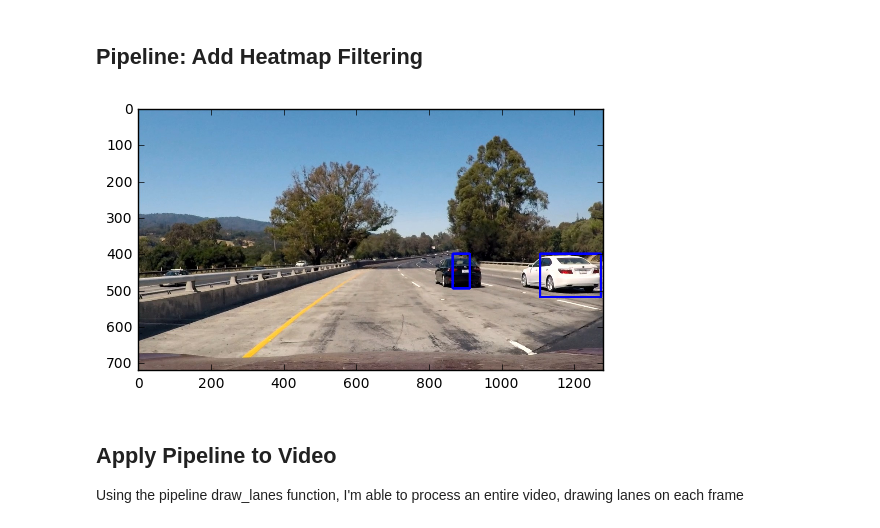
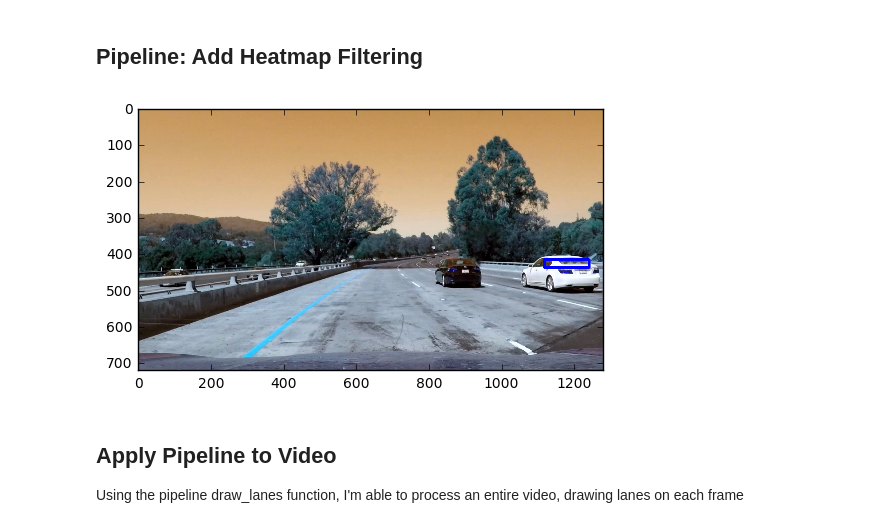
Before and after one commit to ckirksey3/vehicle-detection-with-svm, a Jupyter notebook: P1.ipynb, the cells around one changed output. Cells and saved outputs as stored; diff of their text form; code cells hidden in the pictures.

```diff
--- a/P1.ipynb
+++ b/P1.ipynb
@@ -215,14 +315,4 @@ def search_windows(img, windows, clf, scaler, color_space='RGB',
     return on_windows
 # %% [markdown]
 ## Train Car Classifier
-# %%
-# Read in cars and notcars
-cars = glob.glob('train/vehicles/GTI_Far/*.png')
-notcars = glob.glob('train/non-vehicles/GTI/*.png')
-
-# Reduce the sample size because
-# The quiz evaluator times out after 13s of CPU time
-sample_size = 500
-cars = cars[0:sample_size]
-notcars = notcars[0:sample_size]
 # %%
@@ -287,11 +402,9 @@ Test Accuracy of SVC =  0.985
 # %% [markdown]
 ## Pipeline: Search Image and Label Vehicles
 # %%
-def label_vehicles(image):
+def label_vehicles(image, X_scaler):
     draw_image = np.copy(image)
-    windows = slide_window(image, x_start_stop=[None, None], y_start_stop=y_start_stop,
-                        xy_window=(96, 96), xy_overlap=(0.75, 0.75))
-
+    windows = slide_window(image, x_start_stop=[None, None], y_start_stop=y_start_stop)
     hot_windows = search_windows(image, windows, svc, X_scaler, color_space=color_space,
                             spatial_size=spatial_size, hist_bins=hist_bins,
                             orient=orient, pix_per_cell=pix_per_cell,
@@ -302,7 +415,9 @@ def label_vehicles(image):
     window_img = draw_boxes(draw_image, hot_windows, color=(0, 0, 255), thick=6)
     return window_img
 
-window_img = label_vehicles(mpimg.imread('test_images/test1.jpg'))
+image = cv2.imread('test_images/test1.jpg')
+# feature_image = cv2.cvtColor(feature_image, cv2.COLOR_BGR2RGB)
+window_img = label_vehicles(image, X_scaler)
 plt.imshow(window_img)
 plt.show()
 # %% [output]
@@ -312,6 +427,7 @@ plt.show()
 # %%
 from scipy.ndimage.measurements import label
 def add_heat(heatmap, bbox_list):
+#     heatmap -= 2
     # Iterate through list of bboxes
     for box in bbox_list:
         # Add += 1 for all pixels inside each bbox
@@ -327,9 +443,7 @@ def apply_threshold(heatmap, threshold):
     # Return thresholded map
     return heatmap
 
-draw_image = np.copy(window_img)
-windows = slide_window(image, x_start_stop=[None, None], y_start_stop=y_start_stop,
-                    xy_window=(96, 96), xy_overlap=(0.5, 0.5))
+windows = slide_window(image, x_start_stop=[None, None], y_start_stop=y_start_stop)
 
 hot_windows = search_windows(image, windows, svc, X_scaler, color_space=color_space,
                         spatial_size=spatial_size, hist_bins=hist_bins,
@@ -374,28 +488,33 @@ plt.show()
 # %%
 def label_vehicles_with_heat_map(image):
     draw_image = np.copy(image)
-    windows = slide_window(image, x_start_stop=[None, None], y_start_stop=y_start_stop,
-                        xy_window=(96, 96), xy_overlap=(0.75, 0.75))
+    image = cv2.cvtColor(image, cv2.COLOR_BGR2RGB)
+    windows = slide_window(image, x_start_stop=[None, None], y_start_stop=y_start_stop)
 
     hot_windows = search_windows(image, windows, svc, X_scaler, color_space=color_space,
                             spatial_size=spatial_size, hist_bins=hist_bins,
                             orient=orient, pix_per_cell=pix_per_cell,
                             cell_per_block=cell_per_block,
                             hog_channel=hog_channel, spatial_feat=spatial_feat,
                             hist_feat=hist_feat, hog_feat=hog_feat)
-
-    heatmap = np.zeros_like(image[:,:,0]).astype(np.float)
+    global heatmap
+    np.zeros_like(image[:,:,0]).astype(np.float)
     heatmap = add_heat(heatmap, hot_windows)
     heatmap = apply_threshold(heatmap, 2)
     labels = label(heatmap)
+
     # Draw bounding boxes on a copy of the image
-    draw_img = draw_labeled_bboxes(np.copy(image), labels)
+    draw_img = draw_labeled_bboxes(draw_image, labels)
     return draw_img
-window_img = label_vehicles_with_heat_map(mpimg.imread('test_images/test1.jpg'))
+
+heatmap = np.zeros_like(image[:,:,0]).astype(np.float)
+
+image = cv2.imread('test_images/test1.jpg')
+window_img = label_vehicles_with_heat_map(image)
 plt.imshow(window_img, cmap='gray')
 plt.show()
 # %% [output]
-[figure, old version]
+[figure, new version]
 # %% [markdown]
 ## Apply Pipeline to Video
 Using the pipeline draw_lanes function, I'm able to process an entire video, drawing lanes on each frame
```
Also changed, not shown: parts of 20 cells of this notebook.
